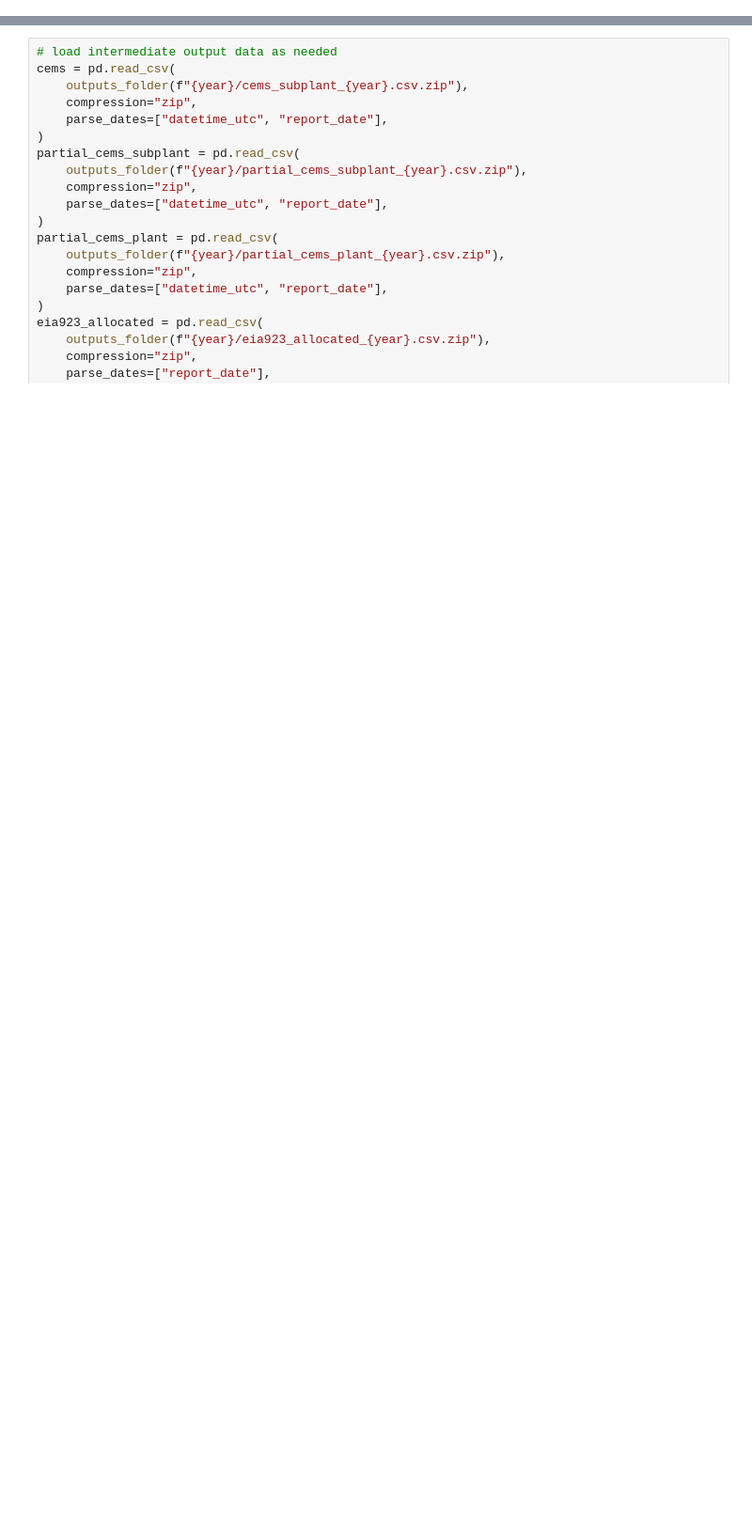
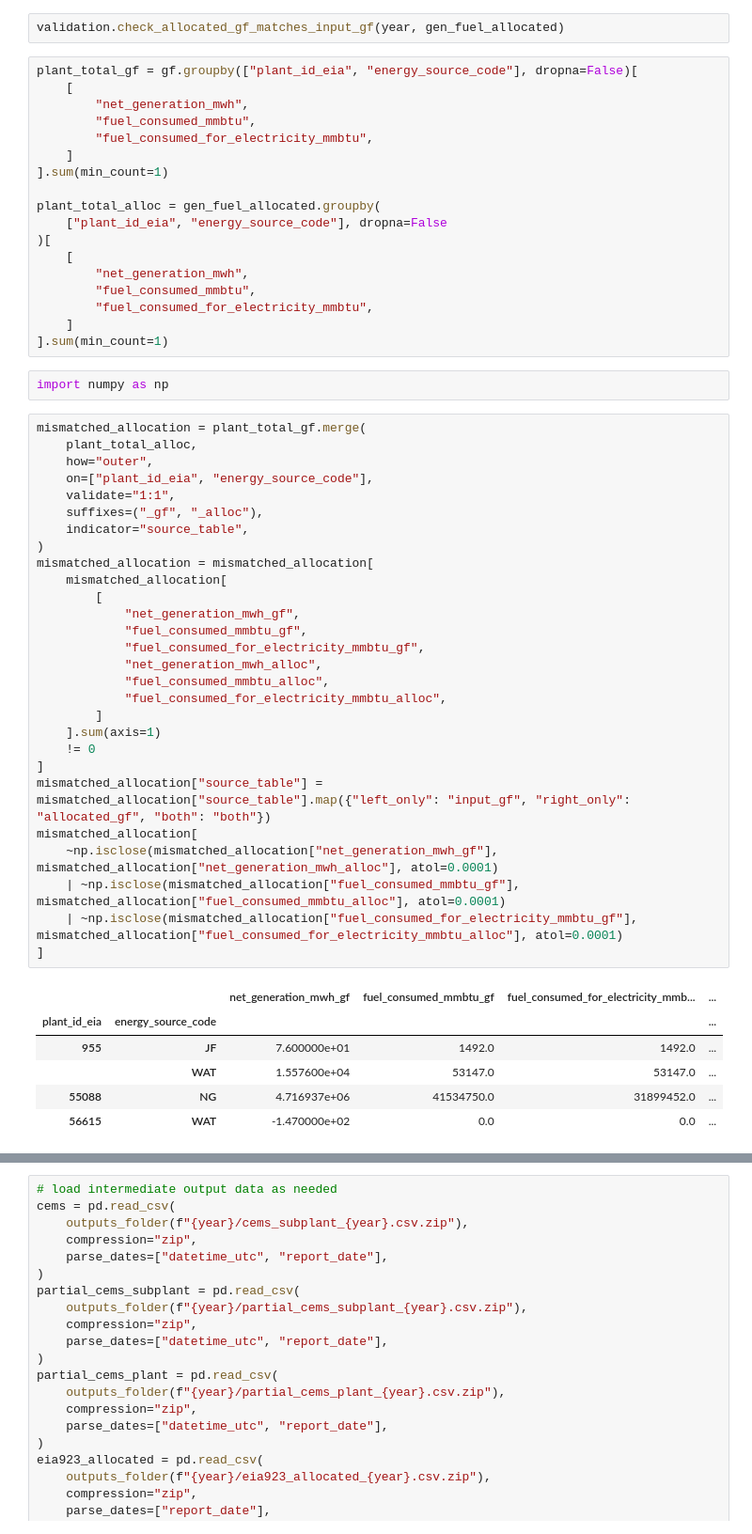
Before and after one commit to singularity-energy/open-grid-emissions, a Jupyter notebook: notebooks/work_in_progress/sandbox.ipynb, the cells around one changed output, grey strips where cells are left out. Shown at 94% size. Cells and saved outputs as stored; diff of their text form; blank space fills up the shorter version.

```diff
--- a/notebooks/work_in_progress/sandbox.ipynb
+++ b/notebooks/work_in_progress/sandbox.ipynb
@@ -36,0 +162,57 @@ path_prefix = f"{year}/"
+# %%
+validation.check_allocated_gf_matches_input_gf(year, gen_fuel_allocated)
+# %%
+plant_total_gf = gf.groupby(["plant_id_eia", "energy_source_code"], dropna=False)[
+    [
+        "net_generation_mwh",
+        "fuel_consumed_mmbtu",
+        "fuel_consumed_for_electricity_mmbtu",
+    ]
+].sum(min_count=1)
+
+plant_total_alloc = gen_fuel_allocated.groupby(
+    ["plant_id_eia", "energy_source_code"], dropna=False
+)[
+    [
+        "net_generation_mwh",
+        "fuel_consumed_mmbtu",
+        "fuel_consumed_for_electricity_mmbtu",
+    ]
+].sum(min_count=1)
+# %%
+import numpy as np
+# %%
+mismatched_allocation = plant_total_gf.merge(
+    plant_total_alloc,
+    how="outer",
+    on=["plant_id_eia", "energy_source_code"],
+    validate="1:1",
+    suffixes=("_gf", "_alloc"),
+    indicator="source_table",
+)
+mismatched_allocation = mismatched_allocation[
+    mismatched_allocation[
+        [
+            "net_generation_mwh_gf",
+            "fuel_consumed_mmbtu_gf",
+            "fuel_consumed_for_electricity_mmbtu_gf",
+            "net_generation_mwh_alloc",
+            "fuel_consumed_mmbtu_alloc",
+            "fuel_consumed_for_electricity_mmbtu_alloc",
+        ]
+    ].sum(axis=1)
+    != 0
+]
+mismatched_allocation["source_table"] = mismatched_allocation["source_table"].map({"left_only": "input_gf", "right_only": "allocated_gf", "both": "both"})
+mismatched_allocation[
+    ~np.isclose(mismatched_allocation["net_generation_mwh_gf"], mismatched_allocation["net_generation_mwh_alloc"], atol=0.0001)
+    | ~np.isclose(mismatched_allocation["fuel_consumed_mmbtu_gf"], mismatched_allocation["fuel_consumed_mmbtu_alloc"], atol=0.0001)
+    | ~np.isclose(mismatched_allocation["fuel_consumed_for_electricity_mmbtu_gf"], mismatched_allocation["fuel_consumed_for_electricity_mmbtu_alloc"], atol=0.0001)
+]
+# %% [output]
+|  |  | net_generation_mwh_gf | fuel_consumed_mmbtu_gf | fuel_consumed_for_electricity_mmb... | ... |
+| plant_id_eia | energy_source_code |  |  |  | ... |
+| 955 | JF | 7.600000e+01 | 1492.0 | 1492.0 | ... |
+|  | WAT | 1.557600e+04 | 53147.0 | 53147.0 | ... |
+| 55088 | NG | 4.716937e+06 | 41534750.0 | 31899452.0 | ... |
+| 56615 | WAT | -1.470000e+02 | 0.0 | 0.0 | ... |
```
Also changed, not shown: parts of 41 cells of this notebook, 2 other files.
